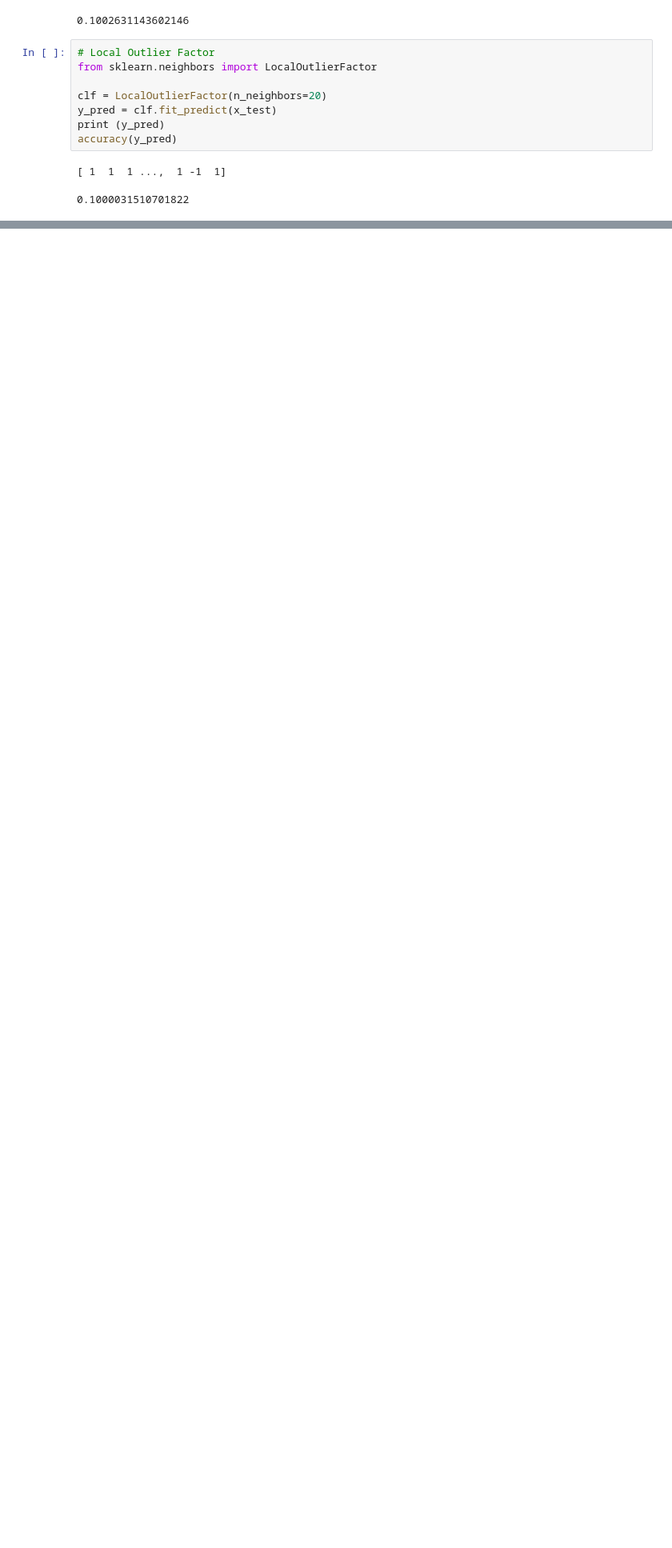
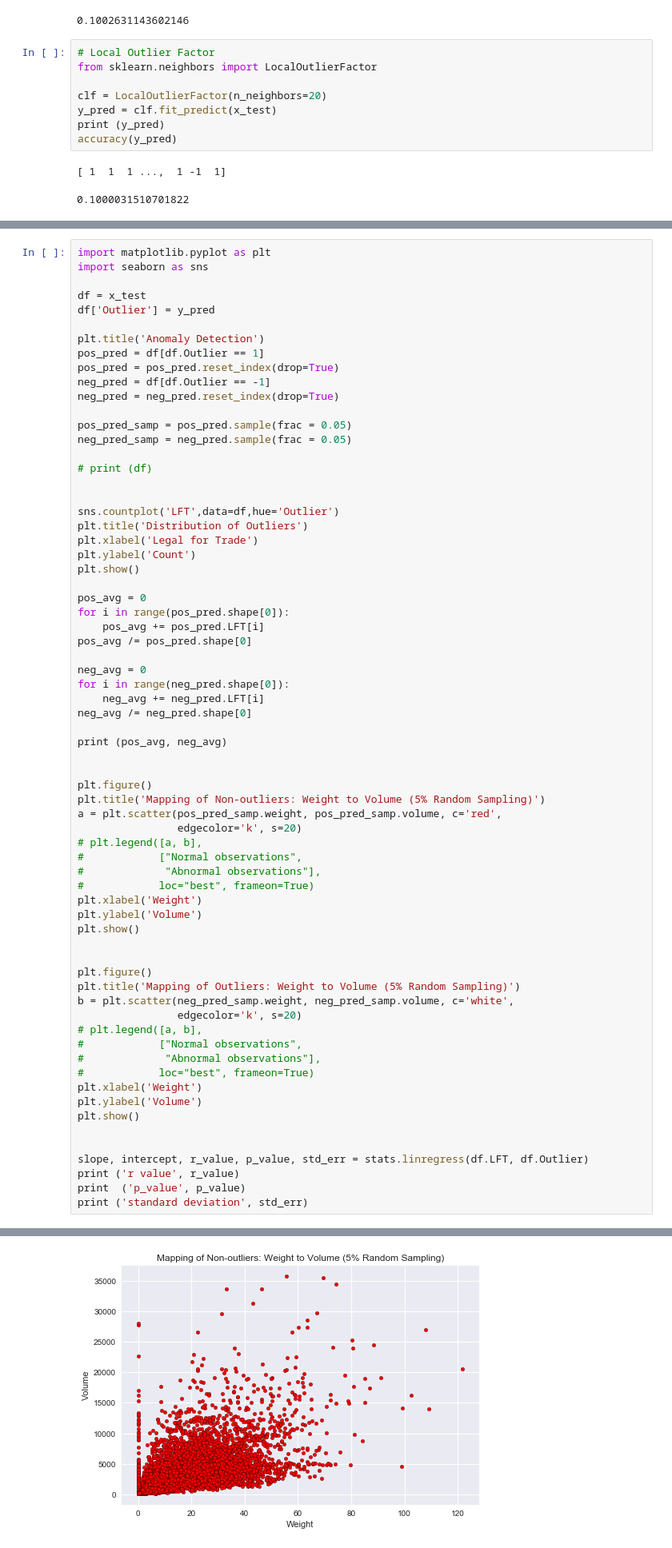
Before and after one commit to michaelsilverstein/CS542---SICK-1, a Jupyter notebook: anomaly_detection.ipynb, the cells around one changed output, grey strips where cells are left out. Shown: that part at 80% size. Cells and saved outputs as stored; diff of their text form; blank space fills up the shorter version.

Commit message:
More charts and data on anomalies

```diff
--- a/anomaly_detection.ipynb
+++ b/anomaly_detection.ipynb
@@ -122,0 +83,69 @@ plt.show()
+# %%
+import matplotlib.pyplot as plt
+import seaborn as sns
+
+df = x_test
+df['Outlier'] = y_pred
+
+plt.title('Anomaly Detection')
+pos_pred = df[df.Outlier == 1]
+pos_pred = pos_pred.reset_index(drop=True)
+neg_pred = df[df.Outlier == -1]
+neg_pred = neg_pred.reset_index(drop=True)
+
+pos_pred_samp = pos_pred.sample(frac = 0.05)
+neg_pred_samp = neg_pred.sample(frac = 0.05)
+
+# print (df)
+
+
+sns.countplot('LFT',data=df,hue='Outlier')
+plt.title('Distribution of Outliers')
+plt.xlabel('Legal for Trade')
+plt.ylabel('Count')
+plt.show()
+
+pos_avg = 0
+for i in range(pos_pred.shape[0]):
+    pos_avg += pos_pred.LFT[i]
+pos_avg /= pos_pred.shape[0]
+
+neg_avg = 0
+for i in range(neg_pred.shape[0]):
+    neg_avg += neg_pred.LFT[i]
+neg_avg /= neg_pred.shape[0]
+
+print (pos_avg, neg_avg)
+
+
+plt.figure()
+plt.title('Mapping of Non-outliers: Weight to Volume (5% Random Sampling)')
+a = plt.scatter(pos_pred_samp.weight, pos_pred_samp.volume, c='red',
+                edgecolor='k', s=20)
+# plt.legend([a, b],
+#            ["Normal observations",
+#             "Abnormal observations"],
+#            loc="best", frameon=True)
+plt.xlabel('Weight')
+plt.ylabel('Volume')
+plt.show()
+
+
+plt.figure()
+plt.title('Mapping of Outliers: Weight to Volume (5% Random Sampling)')
+b = plt.scatter(neg_pred_samp.weight, neg_pred_samp.volume, c='white',
+                edgecolor='k', s=20)
+# plt.legend([a, b],
+#            ["Normal observations",
+#             "Abnormal observations"],
+#            loc="best", frameon=True)
+plt.xlabel('Weight')
+plt.ylabel('Volume')
+plt.show()
+
+
+slope, intercept, r_value, p_value, std_err = stats.linregress(df.LFT, df.Outlier)
+print ('r value', r_value)
+print  ('p_value', p_value)
+print ('standard deviation', std_err)
+# %% [output]
@@ -122,0 +154 @@ plt.show()
+[figure, added]
```
Also changed, not shown: parts of 4 cells of this notebook.
